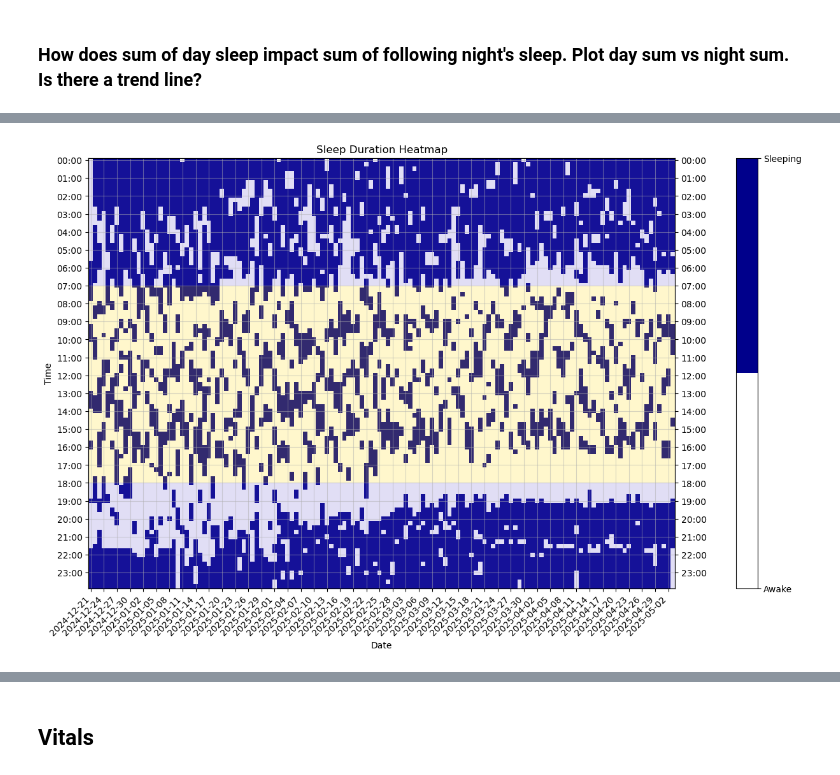
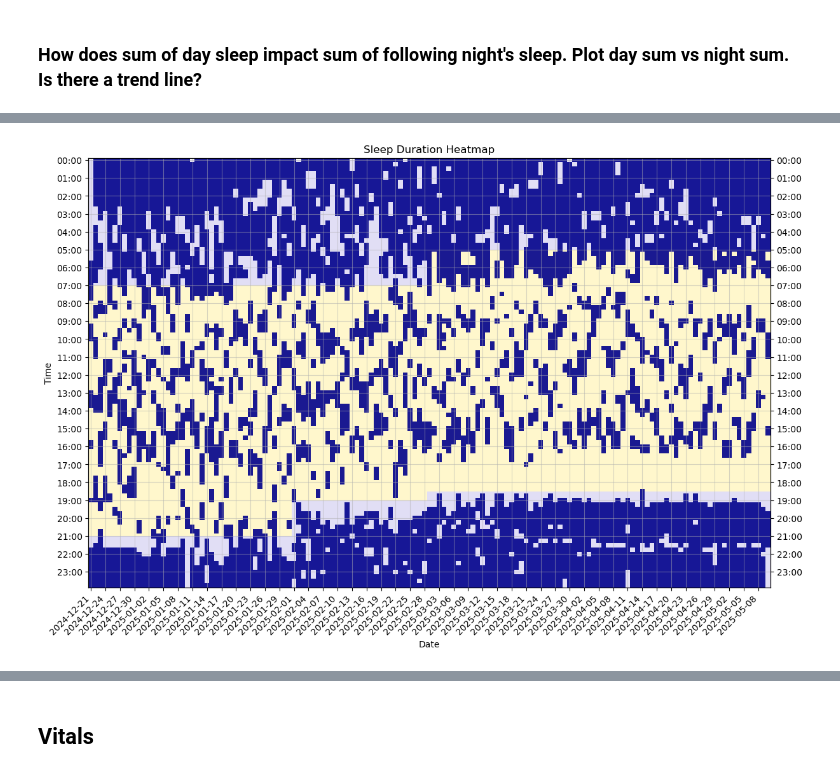
Before and after one commit to deividribeiro/baby_growth_tracking, a Jupyter notebook: mybaby.ipynb, the cells around one changed output, grey strips where cells are left out. Cells and saved outputs as stored; diff of their text form; code cells hidden in the pictures.

```diff
--- a/mybaby.ipynb
+++ b/mybaby.ipynb
@@ -660,9 +706,57 @@ evening_start_decimal_hour = evening_start_object.hour + evening_start_object.mi
 evening_start = evening_start_decimal_hour * hour_time_step  # 18:00
 evening_end = len(time_range)  # 23:59
 
-ax.axhspan(morning_start, morning_end, facecolor='slateblue', alpha=0.2)  # 0-7 hours
-ax.axhspan(morning_end, evening_start, facecolor='gold', alpha=0.2)  # 7-18 hours
-ax.axhspan(evening_start, evening_end, facecolor='slateblue', alpha=0.2)  # 18-24 hours
+# ax.axhspan(morning_start, morning_end, facecolor='slateblue', alpha=0.2)  # 0-7 hours
+# ax.axhspan(morning_end, evening_start, facecolor='gold', alpha=0.2)  # 7-18 hours
+# ax.axhspan(evening_start, evening_end, facecolor='slateblue', alpha=0.2)  # 18-24 hours
+
+# Loop through each time period and apply the appropriate shading
+for period_info in TIME_PERIODS:
+    date_start, date_end, evening_start_time, morning_start_time = period_info
+
+    # Find the column indices that correspond to the date range
+    # Convert date strings to datetime objects
+    start_date = pd.Timestamp(date_start).normalize()
+    end_date = pd.Timestamp(date_end).normalize()
+
+    # Find indices in date_range that fall within this period
+    date_mask = (date_range.normalize() >= start_date) & (date_range.normalize() <= end_date)
+    date_indices = np.where(date_mask)[0]
+
+    if len(date_indices) == 0:
+        continue  # Skip if no dates in this range
+
+    # Get the start and end column indices
+    col_start = date_indices[0]
+    col_end = date_indices[-1]
+
+    # Convert to plot coordinates (xmin and xmax are in 0-1 range)
+    total_cols = len(date_range)
+    xmin = col_start / total_cols
+    xmax = (col_end + 1) / total_cols  # +1 to include the last column
+
+    # Convert time strings to time objects and find row indices
+    morning_start_obj = datetime.datetime.strptime(morning_start_time, "%H:%M:%S").time()
+    evening_start_obj = datetime.datetime.strptime(evening_start_time, "%H:%M:%S").time()
+
+    # Find row indices for these times
+    morning_idx = time_range.searchsorted(morning_start_obj)
+    evening_idx = time_range.searchsorted(evening_start_obj)
+    evening_end_idx = len(time_range)
+
+    # Create the shaded regions for morning, day, and evening using axhspan
+    # For the night-morning period (midnight to morning_start)
+    ax.axhspan(0, morning_idx, xmin=xmin, xmax=xmax,
+               facecolor='slateblue', alpha=0.2, zorder=0)
+
+    # For the day period (morning_start to evening_start)
+    ax.axhspan(morning_idx, evening_idx, xmin=xmin, xmax=xmax,
+               facecolor='gold', alpha=0.2, zorder=0)
+
+    # For the night-evening period (evening_start to midnight)
+    ax.axhspan(evening_idx, evening_end_idx, xmin=xmin, xmax=xmax,
+               facecolor='slateblue', alpha=0.2, zorder=0)
+
 
 times = TIME_PERIODS[1]
 date_idx_start = np.where(date_range.normalize() == pd.Timestamp(times[0]).normalize())[0][0]
@@ -672,10 +766,10 @@ start_idx = time_range.searchsorted(pd.Timestamp(times[2]).time())
 end_idx = time_range.searchsorted(pd.Timestamp(times[3]).time())
 
 # Create custom colormap (white for 0, blue for 1)
-cmap = ListedColormap(['white', 'darkblue'])
+cmap = ListedColormap(['none', 'darkblue'])
 
 # Plot the heatmap
-im = ax.imshow(heatmap_data, aspect='auto', cmap=cmap, interpolation='nearest')
+im = ax.imshow(heatmap_data, aspect='auto', cmap=cmap, interpolation='nearest', alpha=0.9)
 
 # Set x-axis ticks and labels
 num_dates = len(date_range)
@@ -683,33 +777,33 @@ tick_interval = 3 #num_dates // 25 # Use integer division to get 1/4 of the tick
 tick_positions = np.arange(0, num_dates, tick_interval)
 ax.set_xticks(tick_positions)
 ax.set_xticklabels(date_range[tick_positions].strftime('%Y-%m-%d'), rotation=45, ha='right')
 
 # Set y-axis ticks and labels (every hour)
 hour_indices = np.arange(0, len(time_range), 4)
 ax.set_yticks(hour_indices)
 ax.set_yticklabels([t.strftime('%H:%M') for t in time_range[hour_indices]])
 
 ax2 = ax.twinx()  # Create twin axis on the right side
 ax2.set_yticks(ax.get_yticks())  # Copy the y-ticks from left axis
 ax2.set_yticklabels(ax.get_yticklabels())  # Copy the y-tick labels
 ax2.set_ylim(ax.get_ylim())
 
 
 # Set labels and title
 ax.set_xlabel('Date')
 ax.set_ylabel('Time')
 ax.set_title('Sleep Duration Heatmap')
 
 ax.grid(True, alpha=0.5)
 
 # Add colorbar
-cbar = plt.colorbar(im, ax=ax, ticks=[0, 1])
-cbar.set_ticklabels(['Awake', 'Sleeping'])
+# cbar = plt.colorbar(im, ax=ax, ticks=[0, 1])
+# cbar.set_ticklabels(['Awake', 'Sleeping'])
 
 # Adjust layout and display the plot
 # plt.tight_layout()
 
 plt.savefig("figures/sleep_map.png")
 plt.show()
 # %% [output]
-[figure, old version]
+[figure, new version]
```
Also changed, not shown: parts of 31 cells of this notebook, 21 other files.
